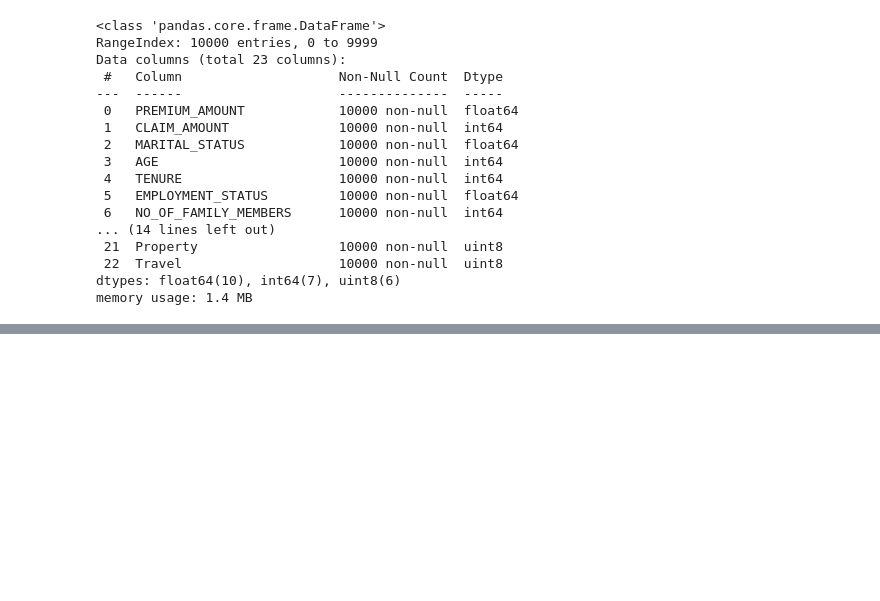
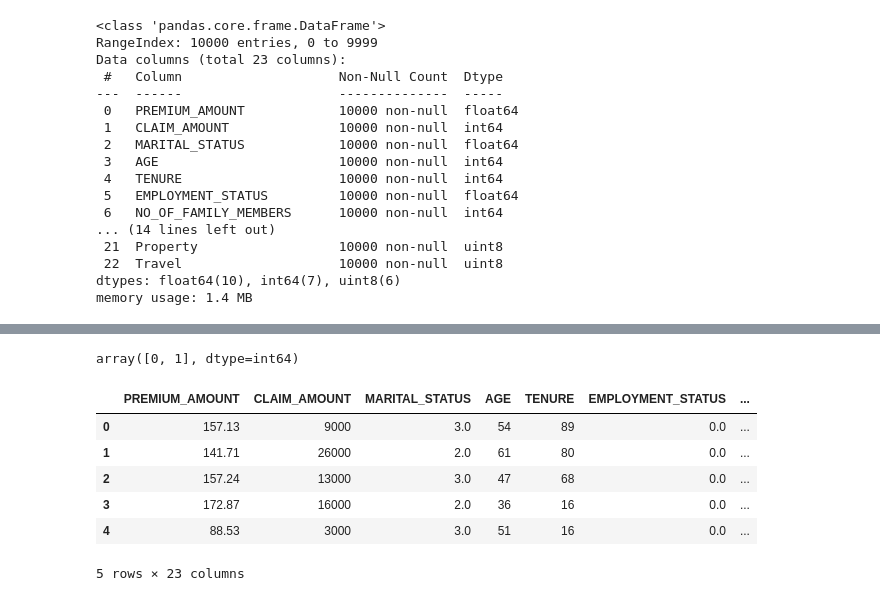
Before and after one commit to aziz22-rasulov/Insurance_scoring_system, a Jupyter notebook: insuriance_prediction2.ipynb, the cells around one changed output, grey strips where cells are left out. Cells and saved outputs as stored; diff of their text form; code cells hidden in the pictures; blank space fills up the shorter version.

```diff
--- a/insuriance_prediction2.ipynb
+++ b/insuriance_prediction2.ipynb
@@ -504,0 +587,14 @@ array([ 4,  0, 19, 12, 18, 10, 22, 23,  3, 11,  2, 14, 20,  1,  7, 13, 17,
+# %%
+data['ANY_INJURY'].unique()
+# %% [output]
+array([0, 1], dtype=int64)
+# %%
+data.head()
+# %% [output]
+|  | PREMIUM_AMOUNT | CLAIM_AMOUNT | MARITAL_STATUS | AGE | TENURE | EMPLOYMENT_STATUS | ... |
+| 0 | 157.13 | 9000 | 3.0 | 54 | 89 | 0.0 | ... |
+| 1 | 141.71 | 26000 | 2.0 | 61 | 80 | 0.0 | ... |
+| 2 | 157.24 | 13000 | 3.0 | 47 | 68 | 0.0 | ... |
+| 3 | 172.87 | 16000 | 2.0 | 36 | 16 | 0.0 | ... |
+| 4 | 88.53 | 3000 | 3.0 | 51 | 16 | 0.0 | ... |
+5 rows × 23 columns
```
Also changed, not shown: parts of 12 cells of this notebook, 3 other files.
